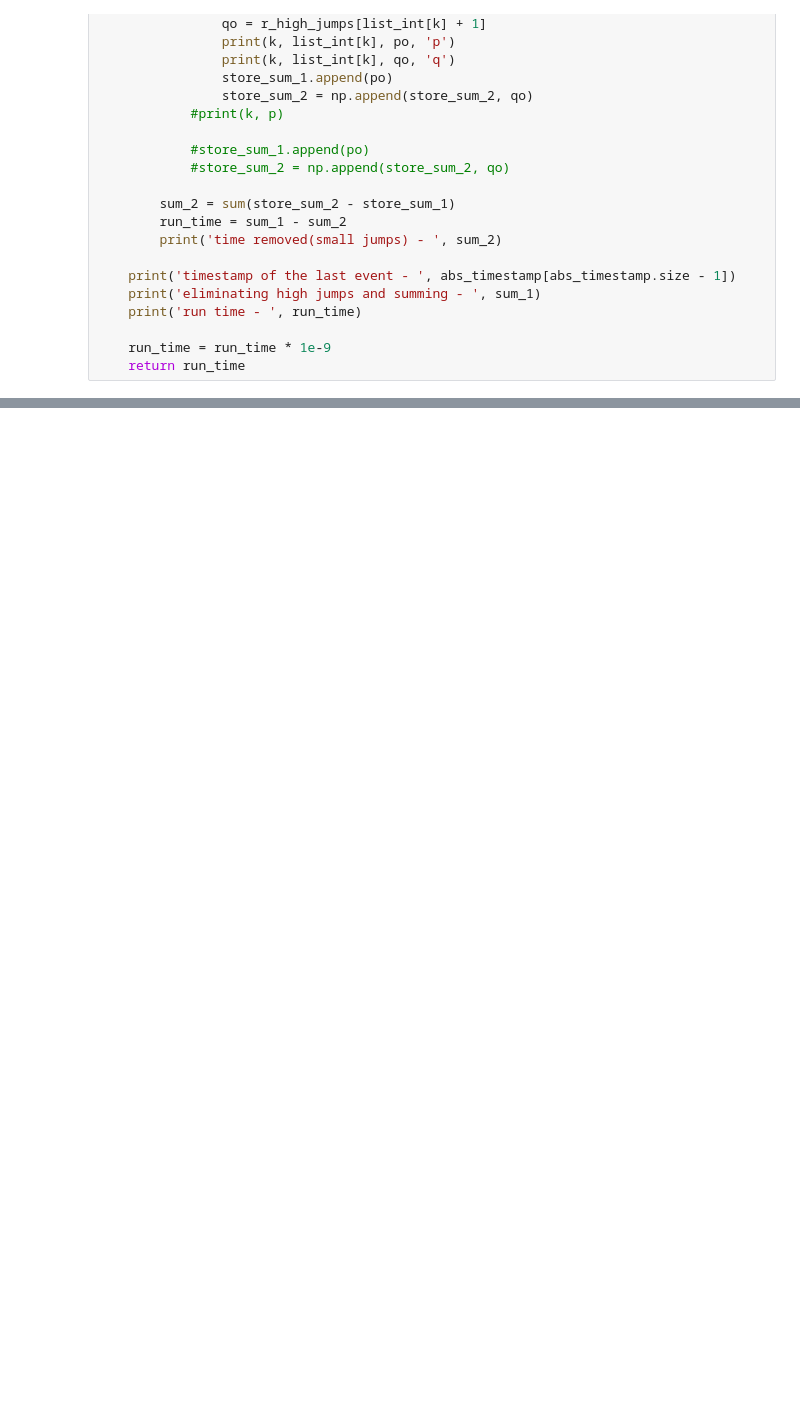
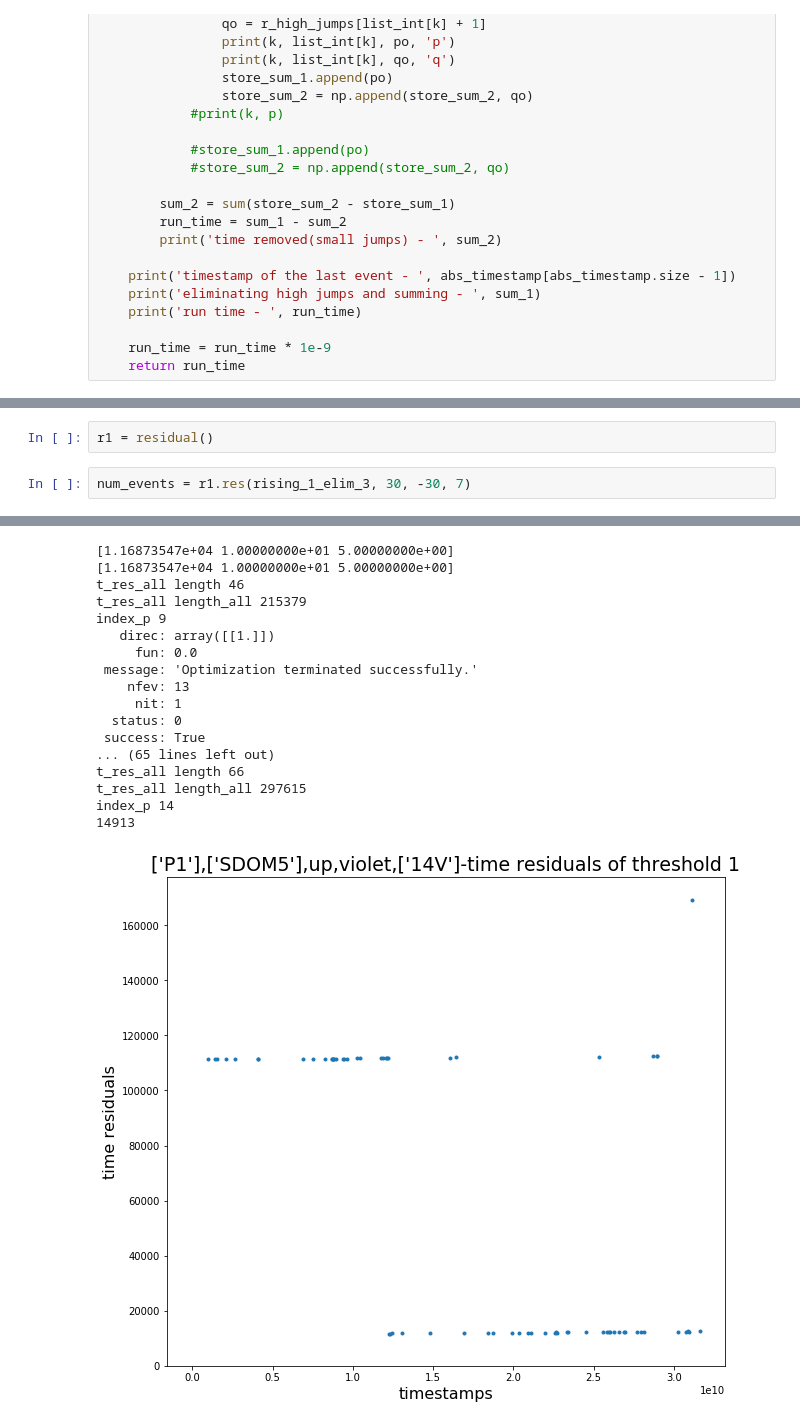
Before and after one commit to ka-til/code-share, a Jupyter notebook: STRAW code.ipynb, the cells around one changed output, grey strips where cells are left out. Drawn from its saved outputs; the diff is of its cells as text; blank space fills up the shorter version.

```diff
--- a/STRAW code.ipynb
+++ b/STRAW code.ipynb
@@ -524,0 +601,5 @@ def run_time(abs_timestamp, jumps):
+# %%
+r1 = residual()
+# %%
+num_events = r1.res(rising_1_elim_3, 30, -30, 7)
+# %% [output]
@@ -524,0 +623,18 @@ def run_time(abs_timestamp, jumps):
+[1.16873547e+04 1.00000000e+01 5.00000000e+00]
+[1.16873547e+04 1.00000000e+01 5.00000000e+00]
+t_res_all length 46
+t_res_all length_all 215379
+index_p 9
+   direc: array([[1.]])
+     fun: 0.0
+ message: 'Optimization terminated successfully.'
+    nfev: 13
+     nit: 1
+  status: 0
+ success: True
+... (65 lines left out)
+t_res_all length 66
+t_res_all length_all 297615
+index_p 14
+14913
+[figure, added]
```
Also changed, not shown: parts of 31 cells of this notebook.
